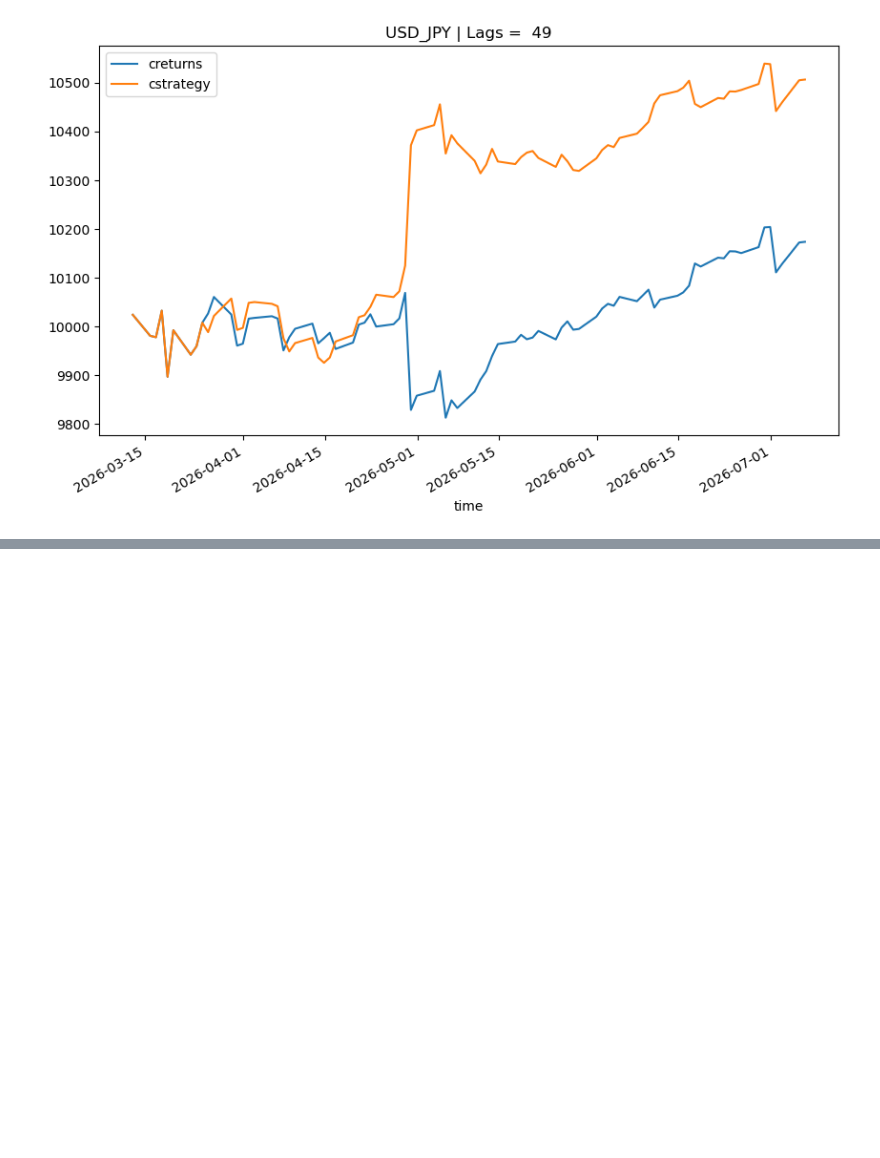
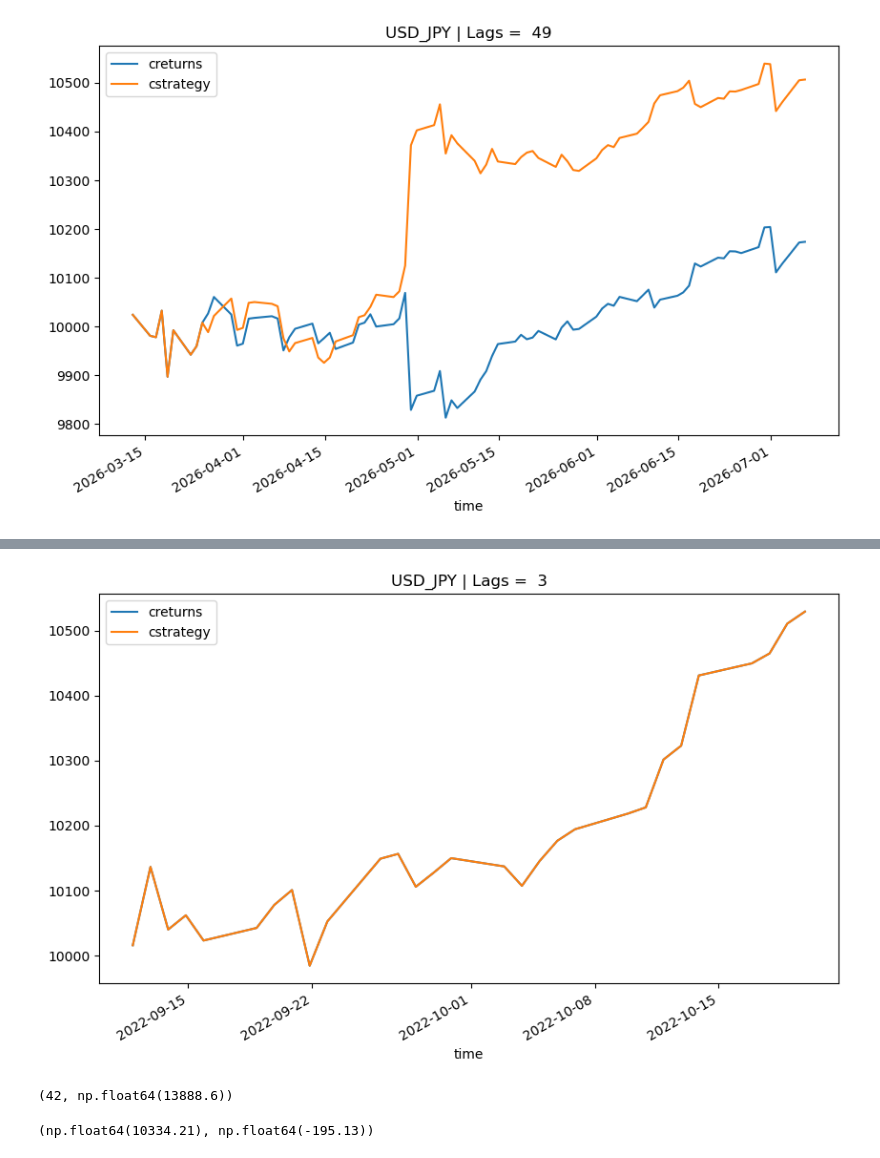
Before and after one commit to monchan-new/pyalgo-project, a Jupyter notebook: src/5.2.4_OANDA.ipynb, the cells around one changed output, grey strips where cells are left out. Drawn from its saved outputs; the diff is of its cells as text; code cells hidden in the pictures; blank space fills up the shorter version.

```diff
--- a/src/5.2.4_OANDA.ipynb
+++ b/src/5.2.4_OANDA.ipynb
@@ -89,0 +107,15 @@ scibt.plot_results()
+# %%
+scibt.plot_results()
+# %% [output]
+[figure, added]
+# %%
+scibt.optimize_parameters((3,50,1),
+                          '2022-2-1', '2022-9-9',
+                   '2022-2-1', '2022-9-9')
+# %% [output]
+(42, np.float64(13888.6))
+# %%
+scibt.run_strategy('2022-2-1', '2022-9-9',
+                   '2022-7-12', '2022-10-20', lags=42)
+# %% [output]
+(np.float64(10334.21), np.float64(-195.13))
```
Also changed, not shown: parts of 7 cells of this notebook, 7 other files.
